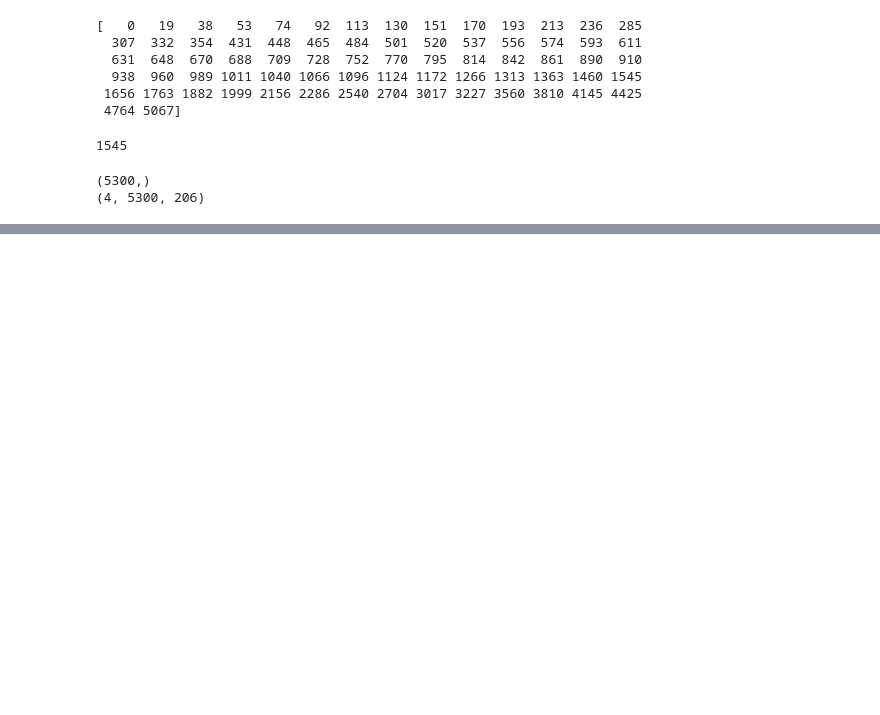
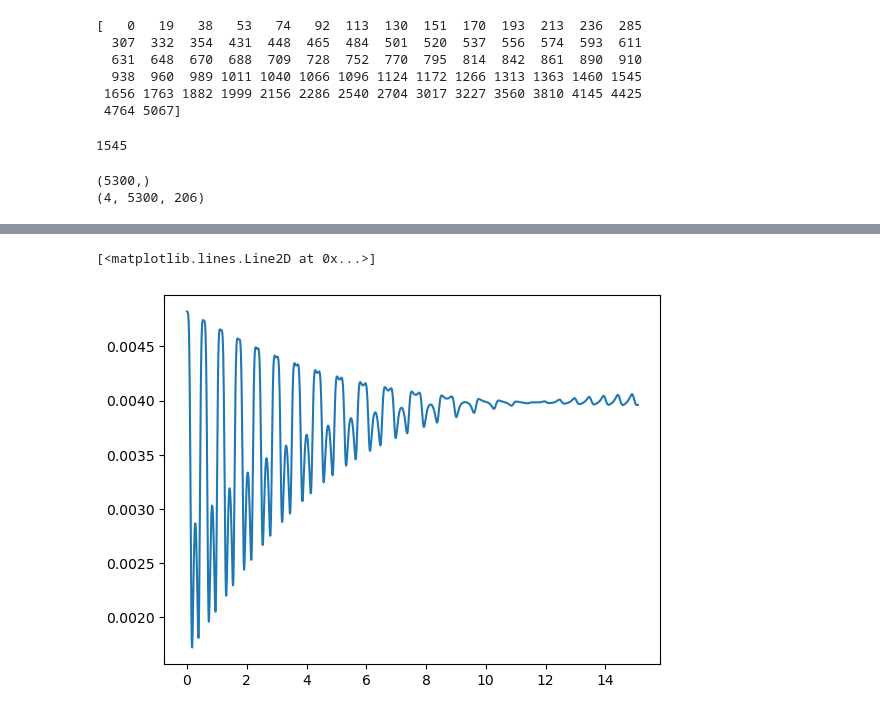
Before and after one commit to nuLABatUSD/QKESolveMPI, a Jupyter notebook: analysis/BlochBins.ipynb, the cells around one changed output, grey strips where cells are left out. Cells and saved outputs as stored; diff of their text form; code cells hidden in the pictures; blank space fills up the shorter version.

```diff
--- a/analysis/BlochBins.ipynb
+++ b/analysis/BlochBins.ipynb
@@ -213,0 +213,5 @@ plt.xlim(0,6)
+# %%
+plt.plot(t, f[pd.NU_E][:, 35])
+# %% [output]
+[<matplotlib.lines.Line2D at 0x...>]
+[figure, added]
```
Also changed, not shown: parts of 1 cell of this notebook, 1 other file.
